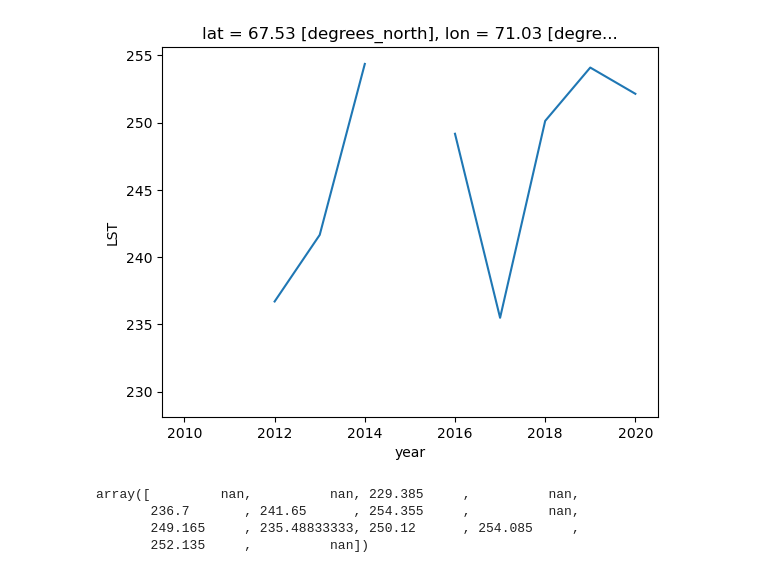
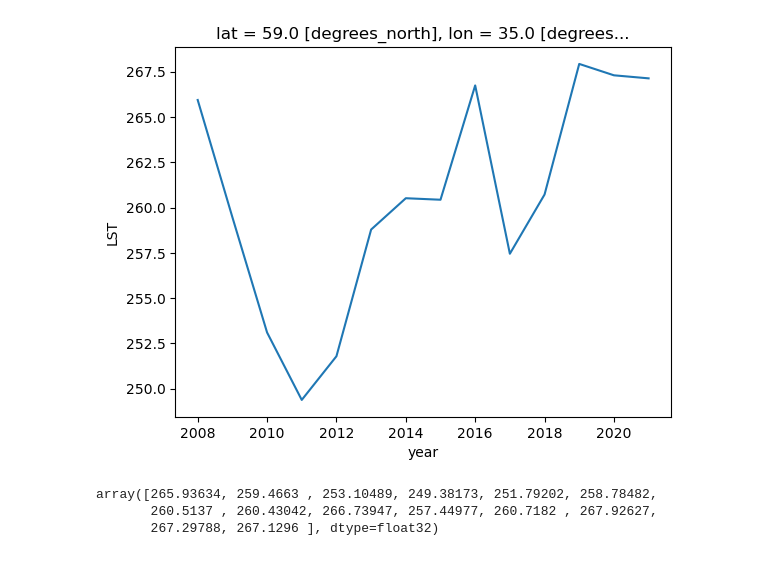
Before and after one commit to soniajdupuis/LST_4_CloudsDyn, a Jupyter notebook: Exploratory_Analysis/trend_verification.ipynb, the cells around one changed output. Cells and saved outputs as stored; diff of their text form; code cells hidden in the pictures.

```diff
--- a/Exploratory_Analysis/trend_verification.ipynb
+++ b/Exploratory_Analysis/trend_verification.ipynb
@@ -64,0 +65,2 @@ climatology = combined.groupby('time.season').mean("time")
+# %%
+clim = xr.open_dataset('../outputs/combined_monthly_day_2008_2020_coarse.nc')
@@ -65,6 +95,6 @@ climatology = combined.groupby('time.season').mean("time")
 # %%
 # compute trends
-winter = combined.sel(time=combined.time.dt.month.isin([1,2, 12]))
+winter = clim.sel(time=clim.time.dt.month.isin([1,2, 12]))
 # %%
 winter['time']= winter['time'] + np.timedelta64(10000000000000000, 'ns')
 # %%
@@ -101,13 +131,12 @@ float(winter_night_trends['trend'].sel(lat=67.5, lon=71, method='nearest'))
 # %%
-winter_data.sel(lat=67.5, lon=71, method='nearest').plot();
+winter_data['LST'].sel(lat=59, lon=35, method='nearest').plot();
 # %% [output]
-[figure, old version]
+[figure, new version]
 # %%
-winter_data.sel(lat=67.5, lon=71, method='nearest').values
+winter_data['LST'].sel(lat=59, lon=35, method='nearest').values
 # %% [output]
-array([         nan,          nan, 229.385     ,          nan,
-       236.7       , 241.65      , 254.355     ,          nan,
-       249.165     , 235.48833333, 250.12      , 254.085     ,
-       252.135     ,          nan])
+array([265.93634, 259.4663 , 253.10489, 249.38173, 251.79202, 258.78482,
+       260.5137 , 260.43042, 266.73947, 257.44977, 260.7182 , 267.92627,
+       267.29788, 267.1296 ], dtype=float32)
 # %%
 mk.original_test(Birth_data_holes, alpha=0.05)
```
Also changed, not shown: parts of 14 cells of this notebook, 1 other file.
